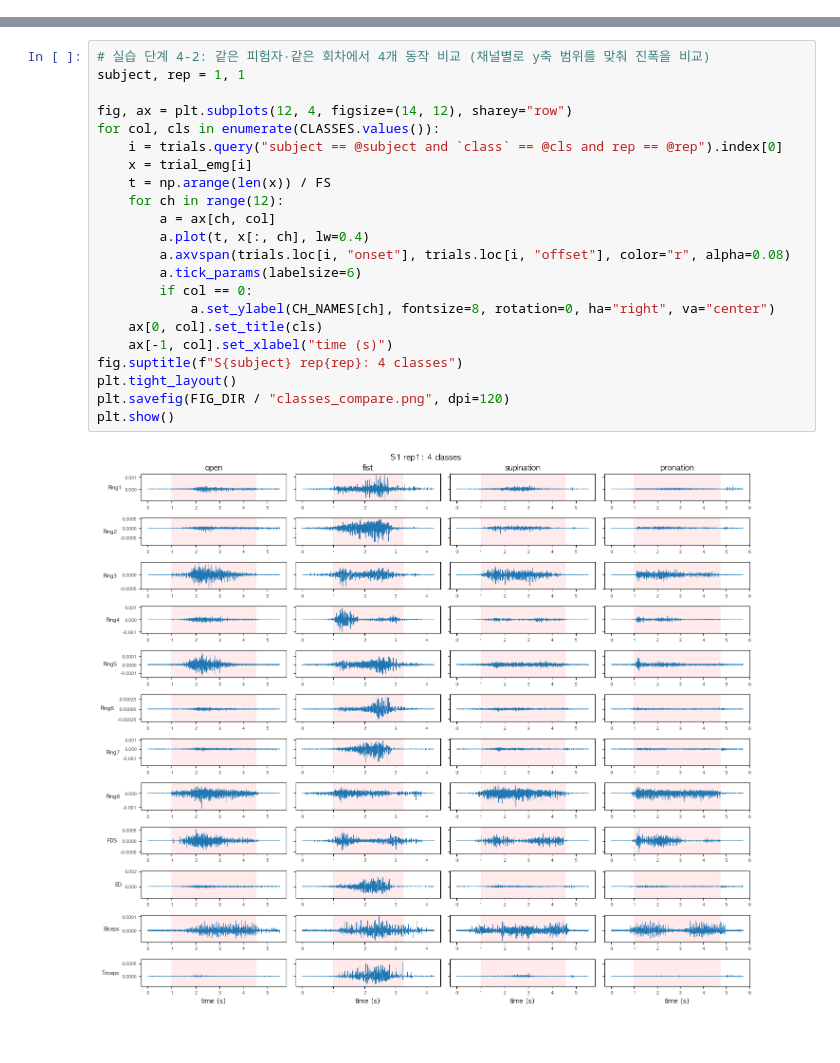
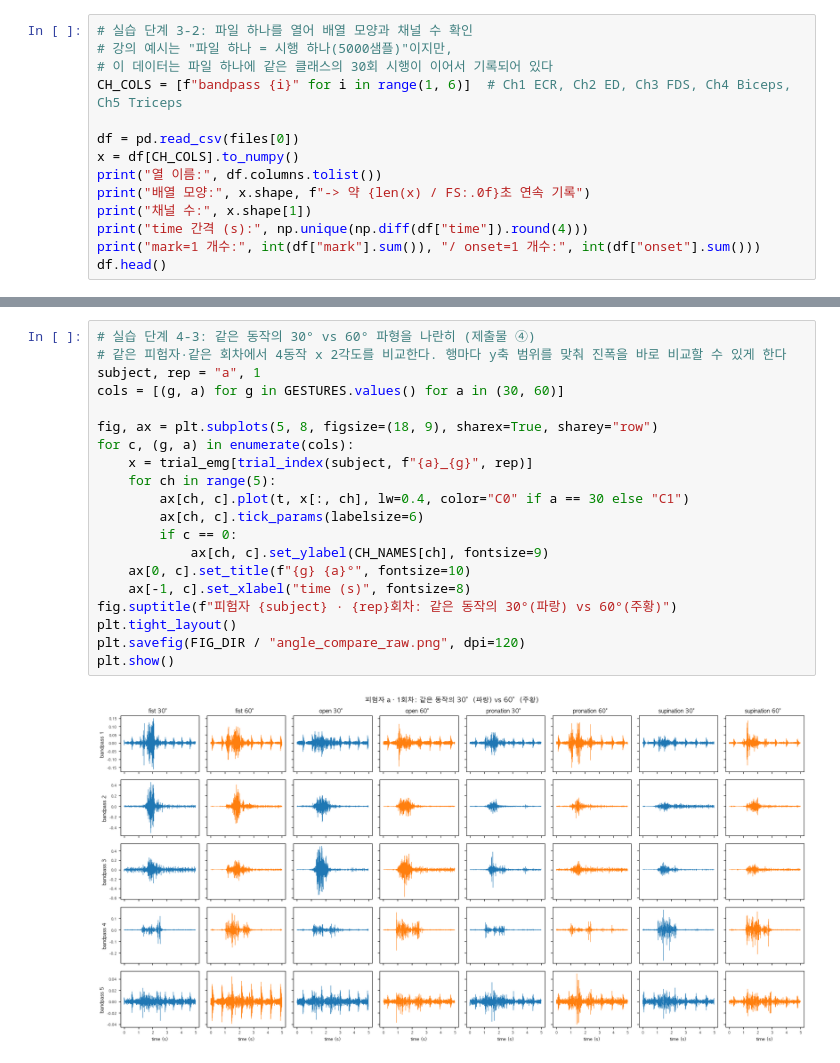
Before and after one commit to wm-shin/semg_arm_pred, a Jupyter notebook: week_1.ipynb, the cells around one changed output, grey strips where cells are left out. Drawn from its saved outputs; the diff is of its cells as text; blank space fills up the shorter version.

```diff
--- a/week_1.ipynb
+++ b/week_1.ipynb
@@ -202,0 +54,14 @@ display(overview, class_table)
+# %%
+# 실습 단계 3-2: 파일 하나를 열어 배열 모양과 채널 수 확인
+# 강의 예시는 "파일 하나 = 시행 하나(5000샘플)"이지만,
+# 이 데이터는 파일 하나에 같은 클래스의 30회 시행이 이어서 기록되어 있다
+CH_COLS = [f"bandpass {i}" for i in range(1, 6)]  # Ch1 ECR, Ch2 ED, Ch3 FDS, Ch4 Biceps, Ch5 Triceps
+
+df = pd.read_csv(files[0])
+x = df[CH_COLS].to_numpy()
+print("열 이름:", df.columns.tolist())
+print("배열 모양:", x.shape, f"-> 약 {len(x) / FS:.0f}초 연속 기록")
+print("채널 수:", x.shape[1])
+print("time 간격 (s):", np.unique(np.diff(df["time"]).round(4)))
+print("mark=1 개수:", int(df["mark"].sum()), "/ onset=1 개수:", int(df["onset"].sum()))
+df.head()
@@ -228,24 +218,22 @@ plt.show()
 # %%
-# 실습 단계 4-2: 같은 피험자·같은 회차에서 4개 동작 비교 (채널별로 y축 범위를 맞춰 진폭을 비교)
-subject, rep = 1, 1
+# 실습 단계 4-3: 같은 동작의 30° vs 60° 파형을 나란히 (제출물 ④)
+# 같은 피험자·같은 회차에서 4동작 x 2각도를 비교한다. 행마다 y축 범위를 맞춰 진폭을 바로 비교할 수 있게 한다
+subject, rep = "a", 1
+cols = [(g, a) for g in GESTURES.values() for a in (30, 60)]
 
-fig, ax = plt.subplots(12, 4, figsize=(14, 12), sharey="row")
-for col, cls in enumerate(CLASSES.values()):
-    i = trials.query("subject == @subject and `class` == @cls and rep == @rep").index[0]
-    x = trial_emg[i]
-    t = np.arange(len(x)) / FS
-    for ch in range(12):
-        a = ax[ch, col]
-        a.plot(t, x[:, ch], lw=0.4)
-        a.axvspan(trials.loc[i, "onset"], trials.loc[i, "offset"], color="r", alpha=0.08)
-        a.tick_params(labelsize=6)
-        if col == 0:
-            a.set_ylabel(CH_NAMES[ch], fontsize=8, rotation=0, ha="right", va="center")
-    ax[0, col].set_title(cls)
-    ax[-1, col].set_xlabel("time (s)")
-fig.suptitle(f"S{subject} rep{rep}: 4 classes")
+fig, ax = plt.subplots(5, 8, figsize=(18, 9), sharex=True, sharey="row")
+for c, (g, a) in enumerate(cols):
+    x = trial_emg[trial_index(subject, f"{a}_{g}", rep)]
+    for ch in range(5):
+        ax[ch, c].plot(t, x[:, ch], lw=0.4, color="C0" if a == 30 else "C1")
+        ax[ch, c].tick_params(labelsize=6)
+        if c == 0:
+            ax[ch, c].set_ylabel(CH_NAMES[ch], fontsize=9)
+    ax[0, c].set_title(f"{g} {a}°", fontsize=10)
+    ax[-1, c].set_xlabel("time (s)", fontsize=8)
+fig.suptitle(f"피험자 {subject} · {rep}회차: 같은 동작의 30°(파랑) vs 60°(주황)")
 plt.tight_layout()
-plt.savefig(FIG_DIR / "classes_compare.png", dpi=120)
+plt.savefig(FIG_DIR / "angle_compare_raw.png", dpi=120)
 plt.show()
 # %% [output]
-[figure, old version]
+[figure, new version]
```
Also changed, not shown: parts of 12 cells of this notebook, 15 other files.
